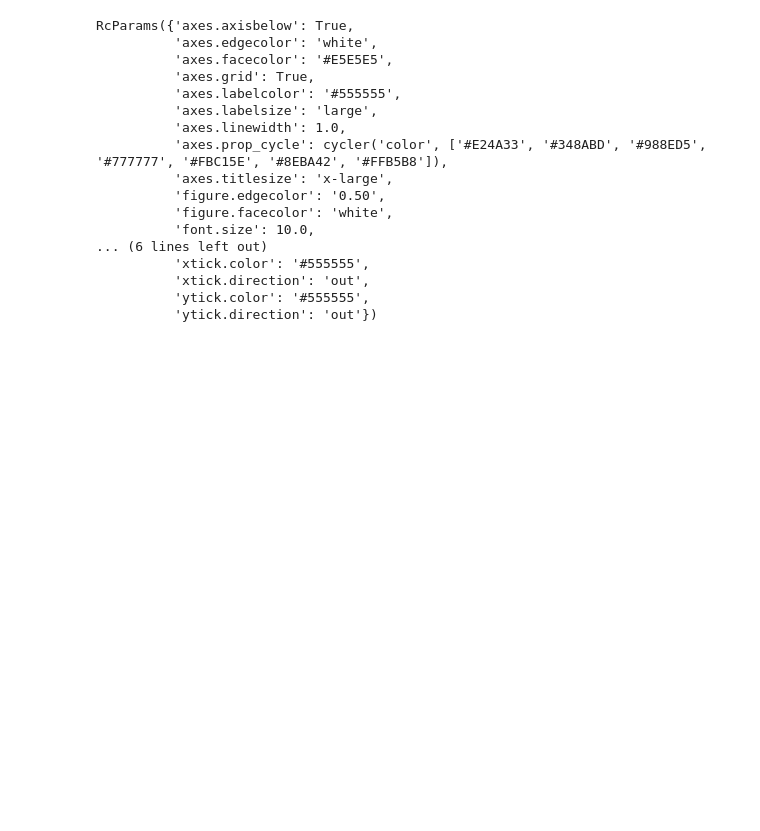
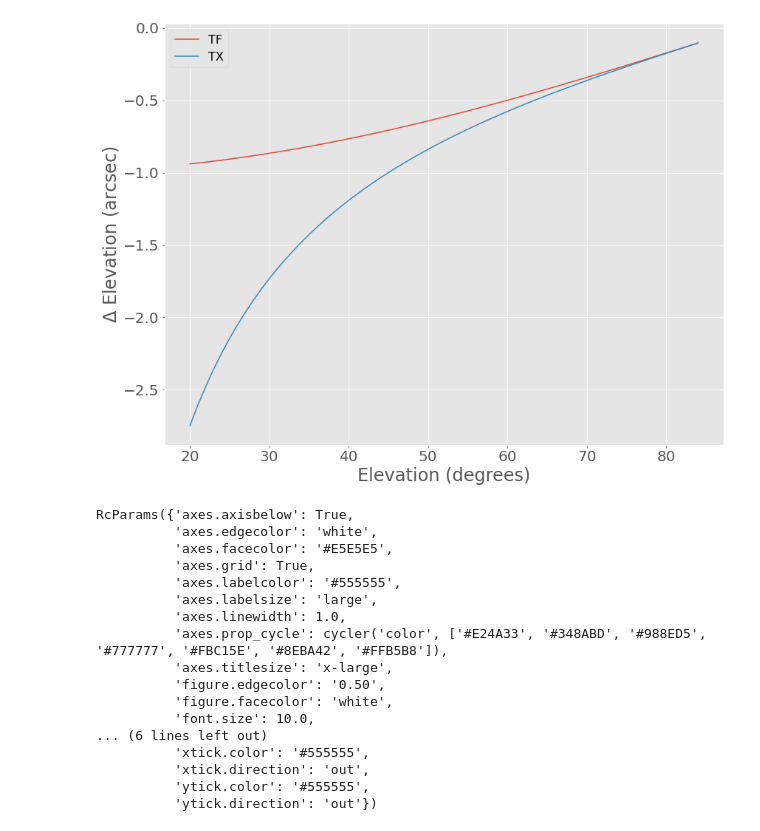
Before and after one commit to MMTObservatory/pytelpoint, a Jupyter notebook: notebooks/spie.ipynb, the cells around one changed output. Saved outputs shown, nothing was run; the diff lists cells and outputs as text; code cells hidden in the pictures; blank space fills up the shorter version.

```diff
--- a/notebooks/spie.ipynb
+++ b/notebooks/spie.ipynb
@@ -32,3 +29,17 @@ plt.show()
+# %%
+fig = plt.figure(figsize=(12, 9))
+with plt.style.context("ggplot"):
+    matplotlib.rcParams.update({'font.size': 20})
+    plt.plot(angles, -np.cos(angles), label="TF")
+    plt.plot(angles, -1/np.tan(angles), label="TX")
+    plt.legend(prop={'size': 16})
+    plt.ylabel("$\Delta$ Elevation (arcsec)")
+    plt.xlabel("Elevation (degrees)")
+plt.tight_layout()
+plt.savefig("tf_tx.pdf")
+plt.show()
+# %% [output]
+[figure, added]
 # %%
 plt.style.library['ggplot']
 # %% [output]
```
Also changed, not shown: parts of 3 cells of this notebook, 1 other file.
